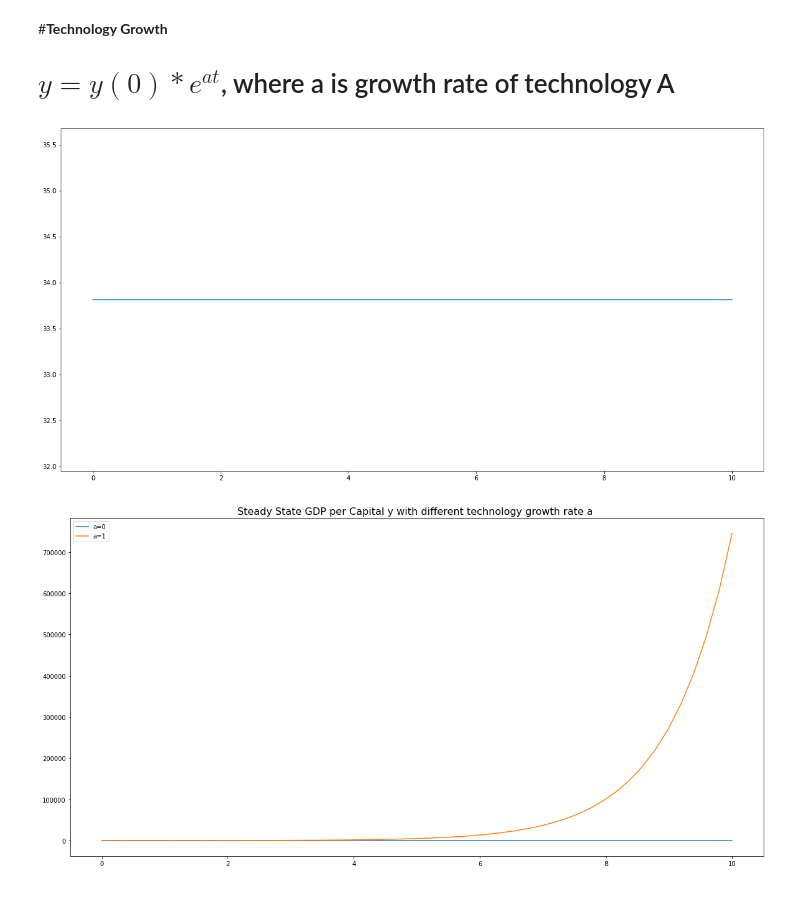
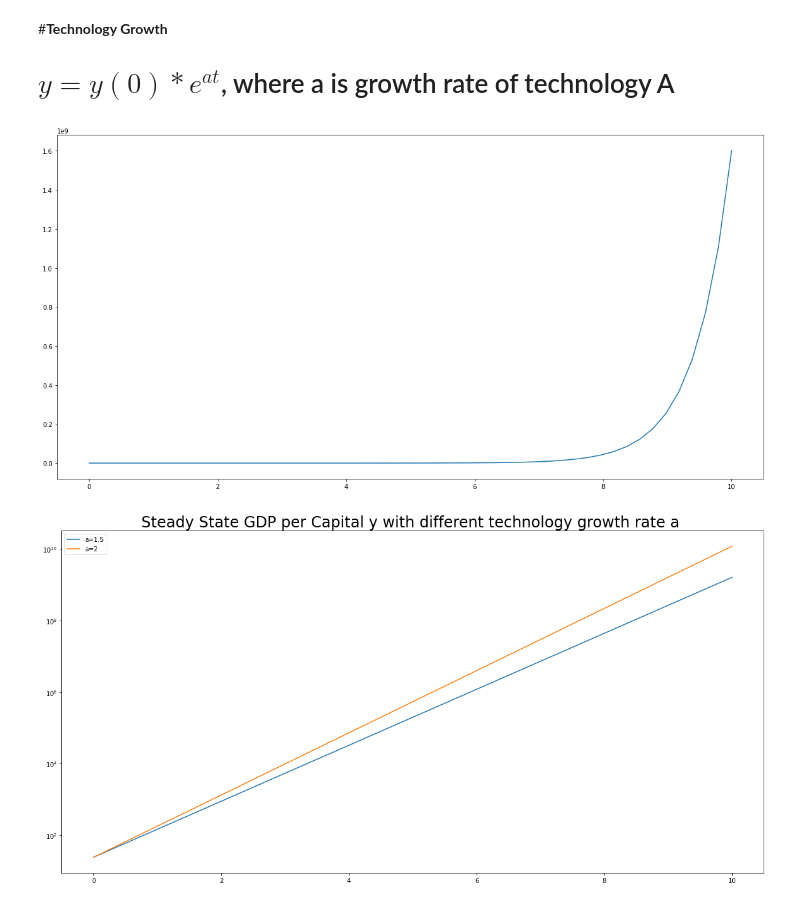
Before and after one commit to chongiehuan/DKU_Econ204, a Jupyter notebook: Ie_Huan_Chong_Econ_204_EconomicGrowth_Tuesday.ipynb, the cells around one changed output. Cells and saved outputs as stored; diff of their text form; code cells hidden in the pictures.

```diff
--- a/Ie_Huan_Chong_Econ_204_EconomicGrowth_Tuesday.ipynb
+++ b/Ie_Huan_Chong_Econ_204_EconomicGrowth_Tuesday.ipynb
@@ -15,12 +15,12 @@ The Initial labor level: $L(0)$
 
 The Initial capital level: $K(0)$
 # %%
-s = 0.7
+s = 0.5
 delta = 0.1
 n=2
 A=10
-L0=50
-K0=200
+L0=500
+K0=100
 # %%
 k0=K0/L0
 k0
@@ -186,5 +187,5 @@ fig= plt.figure(figsize=(20,10))
 plt.plot(t, y1)
 plt.show()
 # %% [output]
-[figure, old version]
+[figure, new version]
 # %%
@@ -194,14 +195,11 @@ a=1
-# %%
-t = np.linspace(0, 10)
-y2 =y(t)
 # %%
 ### plot the function
 import matplotlib.pyplot as plt
-fig= plt.figure(figsize=(20,10))
-plt.plot(t,y1,label="a=0")
-plt.plot(t,y2,label="a=1")
+fig= plt.figure(figsize=(20,10)), plt.yscale("log")
+plt.plot(t, y1, label="a=1.5")
+plt.plot(t,y2,label="a=2")
 plt.legend()
-plt.title("Steady State GDP per Capital y with different technology growth rate a ", fontsize=16)
+plt.title("Steady State GDP per Capital y with different technology growth rate a ", fontsize=24)
 plt.show()
 # %% [output]
-[figure, old version]
+[figure, new version]
```
Also changed, not shown: parts of 15 cells of this notebook.
